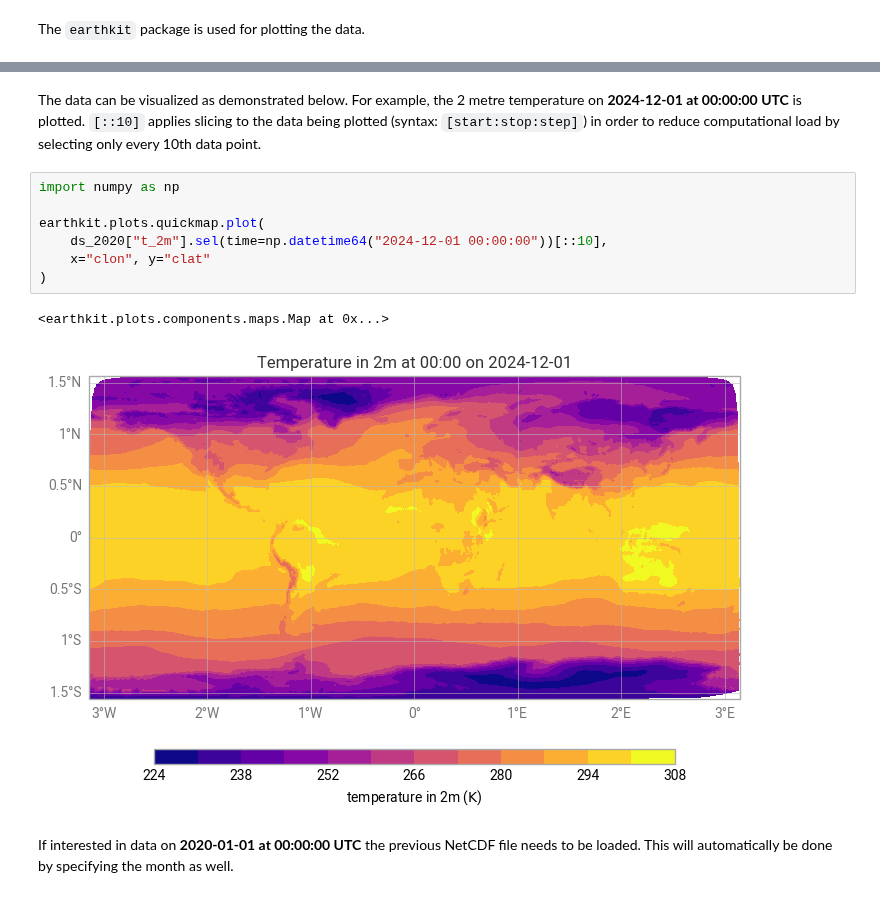
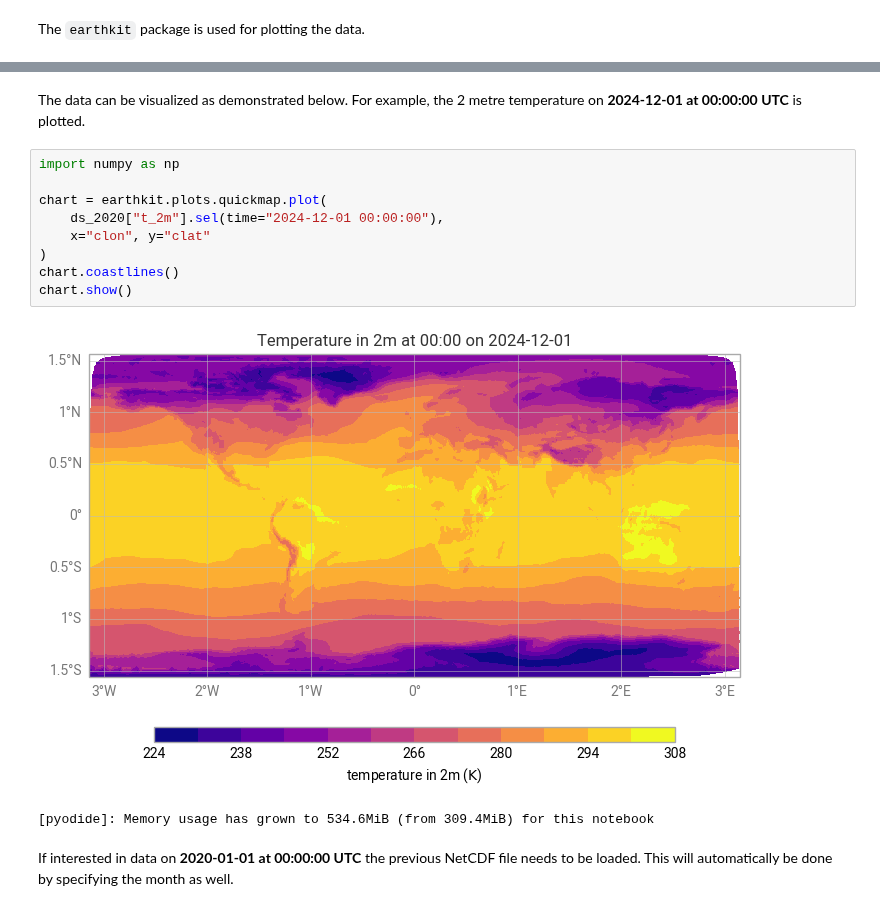
Before and after one commit to climet-eu/compression-lab-notebooks, a Jupyter notebook: 04-example-datasets/04-ICONXPP.ipynb, the cells around one changed output, grey strips where cells are left out. Cells and saved outputs as stored; diff of their text form.

Commit message:
Update new notebooks

```diff
--- a/04-example-datasets/04-ICONXPP.ipynb
+++ b/04-example-datasets/04-ICONXPP.ipynb
@@ -140,15 +153,17 @@ import earthkit.plots.quickmap
 # %% [markdown]
-The data can be visualized as demonstrated below. For example, the 2 metre temperature on **2024-12-01 at 00:00:00 UTC** is plotted. `[::10]` applies slicing to the data being plotted (syntax: `[start:stop:step]`) in order to reduce computational load by selecting only every 10th data point.
+The data can be visualized as demonstrated below. For example, the 2 metre temperature on **2024-12-01 at 00:00:00 UTC** is plotted.
 # %%
 import numpy as np
 
-earthkit.plots.quickmap.plot(
-    ds_2020["t_2m"].sel(time=np.datetime64("2024-12-01 00:00:00"))[::10],
+chart = earthkit.plots.quickmap.plot(
+    ds_2020["t_2m"].sel(time="2024-12-01 00:00:00"),
     x="clon", y="clat"
 )
+chart.coastlines()
+chart.show()
 # %% [output]
+[figure]
-<earthkit.plots.components.maps.Map at 0x...>
+[pyodide]: Memory usage has grown to 534.6MiB (from 309.4MiB) for this notebook
-[figure]
 # %% [markdown]
 If interested in data on **2020-01-01 at 00:00:00 UTC** the previous NetCDF file needs to be loaded. This will automatically be done by specifying the month as well.
 # %%
```
Also changed, not shown: parts of 7 cells of this notebook, 1 other file.
